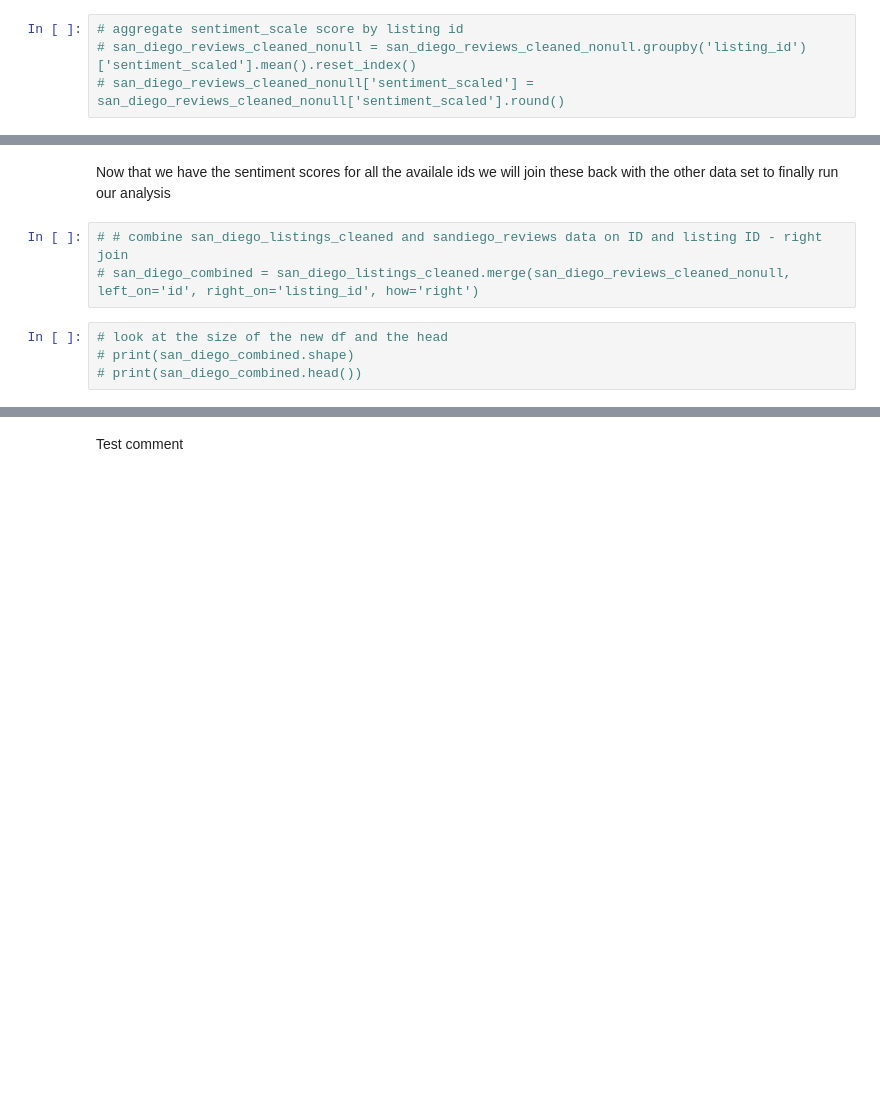
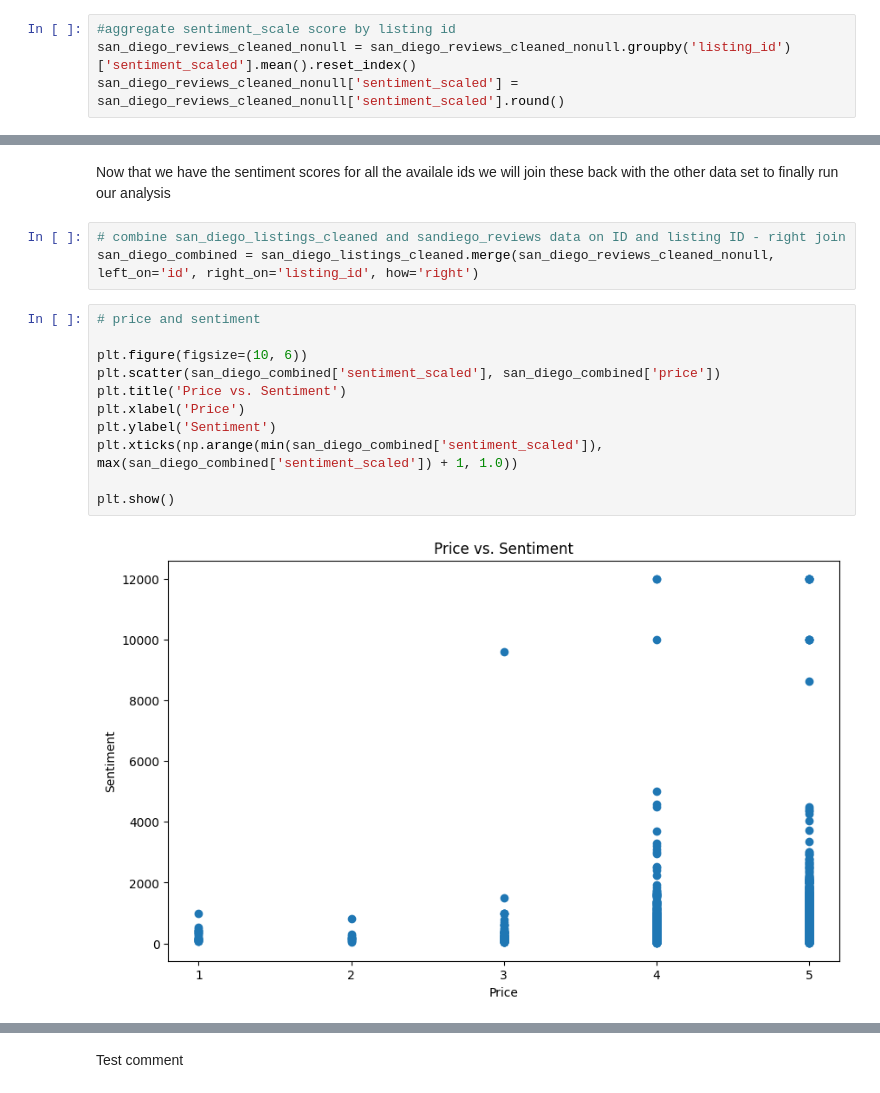
Before and after one commit to Ayan-Sengupta/sd-airbnb-feature-sentiment-analysis, a Jupyter notebook: reviews_analysis.ipynb, the cells around one changed output, grey strips where cells are left out. Cells and saved outputs as stored; diff of their text form; blank space fills up the shorter version.

Commit message:
Added plots

```diff
--- a/reviews_analysis.ipynb
+++ b/reviews_analysis.ipynb
@@ -799,5 +792,5 @@ Topic 6: clean, definitely, great, diego, san, recommend, host, place, home, sta
 # %%
-# aggregate sentiment_scale score by listing id
-# san_diego_reviews_cleaned_nonull = san_diego_reviews_cleaned_nonull.groupby('listing_id')['sentiment_scaled'].mean().reset_index()
-# san_diego_reviews_cleaned_nonull['sentiment_scaled'] = san_diego_reviews_cleaned_nonull['sentiment_scaled'].round()
+#aggregate sentiment_scale score by listing id
+san_diego_reviews_cleaned_nonull = san_diego_reviews_cleaned_nonull.groupby('listing_id')['sentiment_scaled'].mean().reset_index()
+san_diego_reviews_cleaned_nonull['sentiment_scaled'] = san_diego_reviews_cleaned_nonull['sentiment_scaled'].round()
 # %%
@@ -807,9 +815,18 @@ Topic 6: clean, definitely, great, diego, san, recommend, host, place, home, sta
 # %% [markdown]
 Now that we have the sentiment scores for all the availale ids we will join these back with the other data set to finally run our analysis
 # %%
-# # combine san_diego_listings_cleaned and sandiego_reviews data on ID and listing ID - right join
-# san_diego_combined = san_diego_listings_cleaned.merge(san_diego_reviews_cleaned_nonull, left_on='id', right_on='listing_id', how='right')
+# combine san_diego_listings_cleaned and sandiego_reviews data on ID and listing ID - right join
+san_diego_combined = san_diego_listings_cleaned.merge(san_diego_reviews_cleaned_nonull, left_on='id', right_on='listing_id', how='right')
-# %%
-# look at the size of the new df and the head
-# print(san_diego_combined.shape)
-# print(san_diego_combined.head())
+# %%
+# price and sentiment
+
+plt.figure(figsize=(10, 6))
+plt.scatter(san_diego_combined['sentiment_scaled'], san_diego_combined['price'])
+plt.title('Price vs. Sentiment')
+plt.xlabel('Price')
+plt.ylabel('Sentiment')
+plt.xticks(np.arange(min(san_diego_combined['sentiment_scaled']), max(san_diego_combined['sentiment_scaled']) + 1, 1.0))
+
+plt.show()
+# %% [output]
+[figure, added]
```
Also changed, not shown: parts of 10 cells of this notebook.
